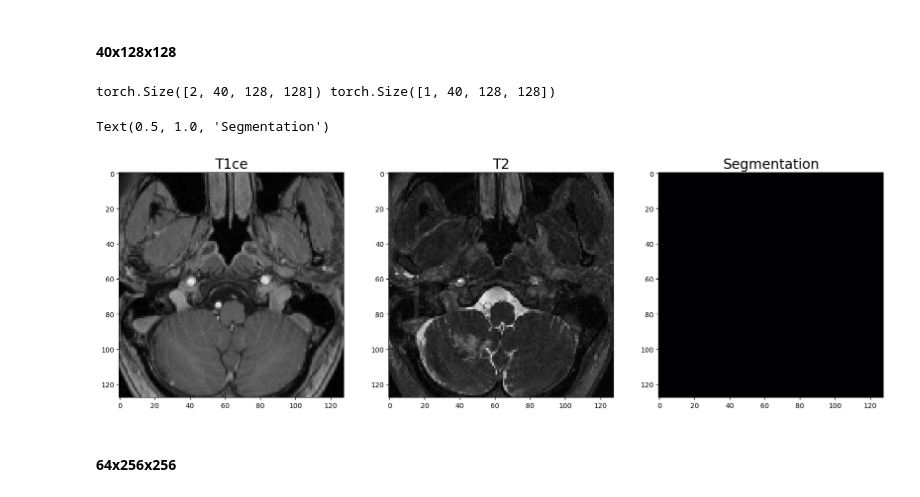
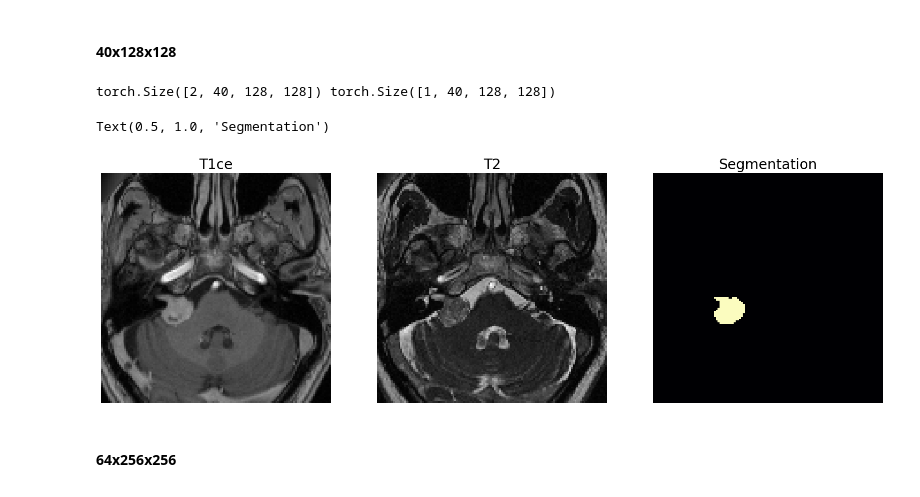
Before and after one commit to kuko6/click-correction, a Jupyter notebook: notebooks/test_nb.ipynb, the cells around one changed output. Drawn from its saved outputs; the diff is of its cells as text; code cells hidden in the pictures.

```diff
--- a/notebooks/test_nb.ipynb
+++ b/notebooks/test_nb.ipynb
@@ -362,31 +362,31 @@ Text(0.5, 1.0, 'Segmentation')
 # %%
 data = MRIDataset([t1_list[0]], [t2_list[0]], [seg_list[0]], (40, 128, 128))
 # data = MRIDataset(
 #     ['../data/all/VS-113-143/vs_gk_131/vs_gk_t1_refT2.nii.gz'],
 #     ['../data/all/VS-113-143/vs_gk_131/vs_gk_t2_refT2.nii.gz'],
 #     ['../data/all/VS-113-143/vs_gk_131/vs_gk_seg_refT2.nii.gz'],
 #     (64, 256, 256)
 # )
 
 fig, axs = plt.subplots(1, 3, figsize=(20, 20))
 x, y = data[0]
 
 print(x.shape, y.shape)
-slice = 10
+slice = 20
 
 axs[0].imshow(x[0,slice,:,:].rot90(3), cmap='gray')
-# axs[0].axis('off')
+axs[0].axis('off')
 axs[0].set_title('T1ce', fontsize=20)
 axs[1].imshow(x[1,slice,:,:].rot90(3), cmap='gray')
-# axs[1].axis('off')
+axs[1].axis('off')
 axs[1].set_title('T2', fontsize=20)
 axs[2].imshow(y[0,slice,:,:].rot90(3), cmap='magma')
-# axs[2].axis('off')
+axs[2].axis('off')
 axs[2].set_title('Segmentation', fontsize=20)
 # %% [output]
 torch.Size([2, 40, 128, 128]) torch.Size([1, 40, 128, 128])
 Text(0.5, 1.0, 'Segmentation')
-[figure, old version]
+[figure, new version]
 # %% [markdown]
 #### 64x256x256
 # %%
```
Also changed, not shown: parts of 27 cells of this notebook, 3 other files.
